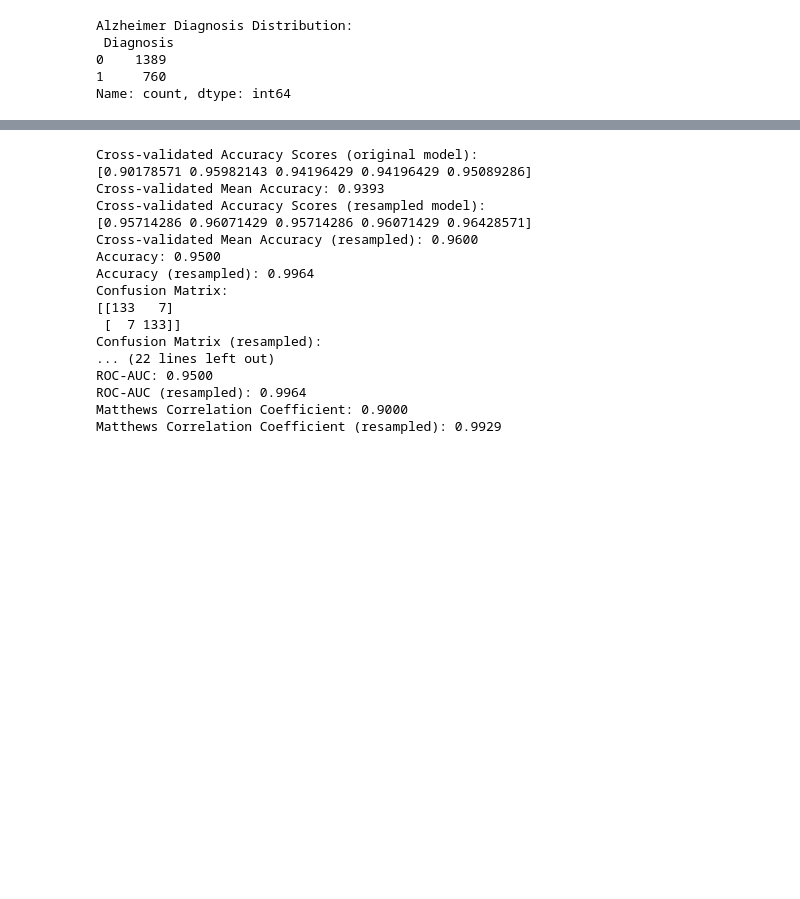
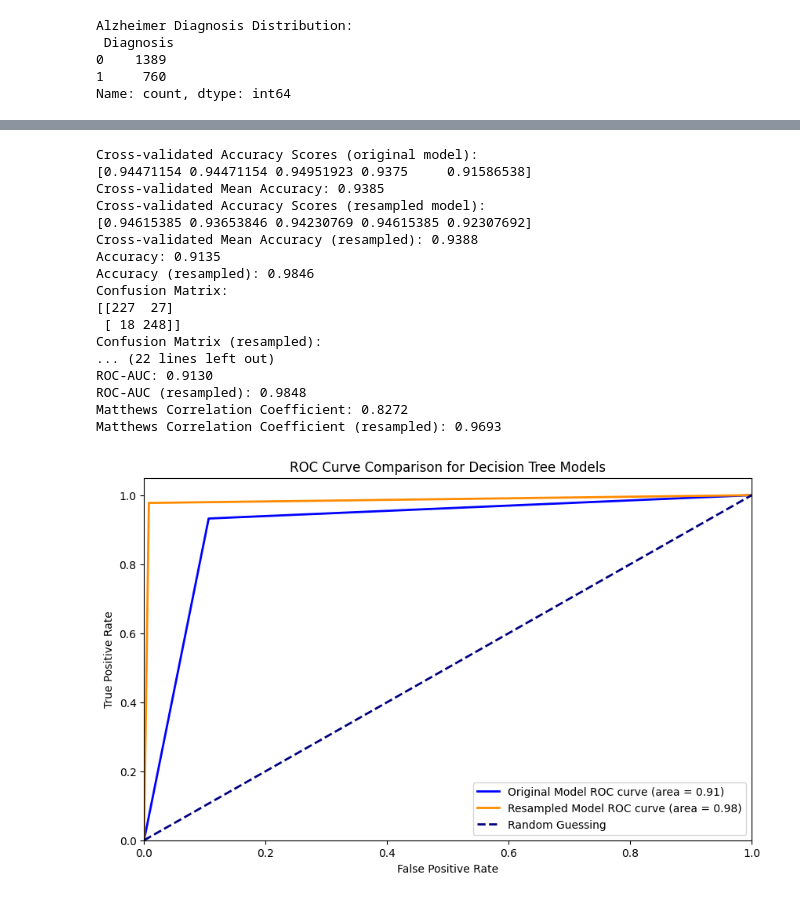
Before and after one commit to danielferreira-dias/AICareCognitive, a Jupyter notebook: challenge-02/notebooks/pedro.ipynb, the cells around one changed output, grey strips where cells are left out. Cells and saved outputs as stored; diff of their text form; code cells hidden in the pictures; blank space fills up the shorter version.

```diff
--- a/challenge-02/notebooks/pedro.ipynb
+++ b/challenge-02/notebooks/pedro.ipynb
@@ -244,22 +238,33 @@ weighted avg       0.83      0.83      0.83       304
 # %%
 from sklearn.tree import DecisionTreeClassifier
 from sklearn.model_selection import StratifiedKFold, cross_val_score, cross_val_predict
-from sklearn.metrics import accuracy_score, confusion_matrix, classification_report, roc_auc_score, matthews_corrcoef
+from sklearn.metrics import accuracy_score, confusion_matrix, classification_report, roc_auc_score, matthews_corrcoef, \
+    roc_curve, auc
+import matplotlib.pyplot as plt
+from sklearn.preprocessing import StandardScaler
 
 # Initialize Stratified K-Fold
 skf = StratifiedKFold(n_splits=5, shuffle=True, random_state=42)
 
-# Instantiate models with resampling
-dt_model = DecisionTreeClassifier()
-dt_model_resampled = DecisionTreeClassifier(class_weight='balanced')
+# Standardize datasets
+scaler = StandardScaler()
+X_train_scaled_alzheimer = scaler.fit_transform(X_train_alzheimer)
+X_test_scaled_alzheimer = scaler.transform(X_test_alzheimer)
+X_train_scaled_alzheimer_resampled = scaler.fit_transform(data_balanced.drop(columns='Diagnosis'))
+
+# Instantiate models
+dt_model = DecisionTreeClassifier(random_state=42)
+dt_model_resampled = DecisionTreeClassifier(class_weight='balanced', random_state=42)
 
 # Perform stratified cross-validation for the original model
 accuracy_scores = cross_val_score(dt_model, X_train_scaled_alzheimer, y_train_alzheimer, cv=skf, scoring='accuracy')
 y_pred_cross_val = cross_val_predict(dt_model, X_train_scaled_alzheimer, y_train_alzheimer, cv=skf)
 
 # Perform stratified cross-validation for the resampled model
-accuracy_scores_resampled = cross_val_score(dt_model_resampled, X_train_scaled_alzheimer_resampled, data_balanced['Diagnosis'], cv=skf, scoring='accuracy')
-y_pred_cross_val_resampled = cross_val_predict(dt_model_resampled, X_train_scaled_alzheimer_resampled, data_balanced['Diagnosis'], cv=skf)
+accuracy_scores_resampled = cross_val_score(dt_model_resampled, X_train_scaled_alzheimer_resampled,
+                                            data_balanced['Diagnosis'], cv=skf, scoring='accuracy')
+y_pred_cross_val_resampled = cross_val_predict(dt_model_resampled, X_train_scaled_alzheimer_resampled,
+                                               data_balanced['Diagnosis'], cv=skf)
 
 # Fit the original model
 dt_model.fit(X_train_scaled_alzheimer, y_train_alzheimer)
@@ -285,42 +290,65 @@ print(f'Accuracy: {accuracy:.4f}')
 print(f'Accuracy (resampled): {accuracy_resampled:.4f}')
 
 # Confusion matrix
 conf_matrix = confusion_matrix(y_test_alzheimer, y_pred_alzheimer)
 conf_matrix_resampled = confusion_matrix(y_test_alzheimer, y_pred_resampled)
 print(f'Confusion Matrix:\n{conf_matrix}')
 print(f'Confusion Matrix (resampled):\n{conf_matrix_resampled}')
 
 # Classification report
 class_report = classification_report(y_test_alzheimer, y_pred_alzheimer)
 class_report_resampled = classification_report(y_test_alzheimer, y_pred_resampled)
 print(f'Classification Report:\n{class_report}')
 print(f'Classification Report (resampled):\n{class_report_resampled}')
 
 # Additional metrics: ROC-AUC and Matthews Correlation Coefficient
 roc_auc = roc_auc_score(y_test_alzheimer, y_pred_alzheimer)
 roc_auc_resampled = roc_auc_score(y_test_alzheimer, y_pred_resampled)
 mcc = matthews_corrcoef(y_test_alzheimer, y_pred_alzheimer)
 mcc_resampled = matthews_corrcoef(y_test_alzheimer, y_pred_resampled)
 
 print(f'ROC-AUC: {roc_auc:.4f}')
 print(f'ROC-AUC (resampled): {roc_auc_resampled:.4f}')
 print(f'Matthews Correlation Coefficient: {mcc:.4f}')
 print(f'Matthews Correlation Coefficient (resampled): {mcc_resampled:.4f}')
+
+# Plot ROC Curves for both models
+y_prob_alzheimer = dt_model.predict_proba(X_test_scaled_alzheimer)[:, 1]  # Get probabilities for the positive class
+fpr, tpr, _ = roc_curve(y_test_alzheimer, y_prob_alzheimer)
+roc_auc = auc(fpr, tpr)
+
+y_prob_resampled = dt_model_resampled.predict_proba(X_test_scaled_alzheimer)[:, 1]
+fpr_resampled, tpr_resampled, _ = roc_curve(y_test_alzheimer, y_prob_resampled)
+roc_auc_resampled = auc(fpr_resampled, tpr_resampled)
+
+plt.figure(figsize=(10, 6))
+plt.plot(fpr, tpr, color='blue', lw=2, label=f'Original Model ROC curve (area = {roc_auc:.2f})')
+plt.plot(fpr_resampled, tpr_resampled, color='darkorange', lw=2,
+         label=f'Resampled Model ROC curve (area = {roc_auc_resampled:.2f})')
+plt.plot([0, 1], [0, 1], color='navy', lw=2, linestyle='--', label='Random Guessing')
+plt.xlim([0.0, 1.0])
+plt.ylim([0.0, 1.05])
+plt.xlabel('False Positive Rate')
+plt.ylabel('True Positive Rate')
+plt.title('ROC Curve Comparison for Decision Tree Models')
+plt.legend(loc='lower right')
+plt.show()
 # %% [output]
 Cross-validated Accuracy Scores (original model):
-[0.90178571 0.95982143 0.94196429 0.94196429 0.95089286]
-Cross-validated Mean Accuracy: 0.9393
+[0.94471154 0.94471154 0.94951923 0.9375     0.91586538]
+Cross-validated Mean Accuracy: 0.9385
 Cross-validated Accuracy Scores (resampled model):
-[0.95714286 0.96071429 0.95714286 0.96071429 0.96428571]
-Cross-validated Mean Accuracy (resampled): 0.9600
-Accuracy: 0.9500
-Accuracy (resampled): 0.9964
+[0.94615385 0.93653846 0.94230769 0.94615385 0.92307692]
+Cross-validated Mean Accuracy (resampled): 0.9388
+Accuracy: 0.9135
+Accuracy (resampled): 0.9846
 Confusion Matrix:
-[[133   7]
- [  7 133]]
+[[227  27]
+ [ 18 248]]
 Confusion Matrix (resampled):
 ... (22 lines left out)
-ROC-AUC: 0.9500
-ROC-AUC (resampled): 0.9964
-Matthews Correlation Coefficient: 0.9000
-Matthews Correlation Coefficient (resampled): 0.9929
+ROC-AUC: 0.9130
+ROC-AUC (resampled): 0.9848
+Matthews Correlation Coefficient: 0.8272
+Matthews Correlation Coefficient (resampled): 0.9693
+[figure, added]
```
Also changed, not shown: parts of 11 cells of this notebook.
